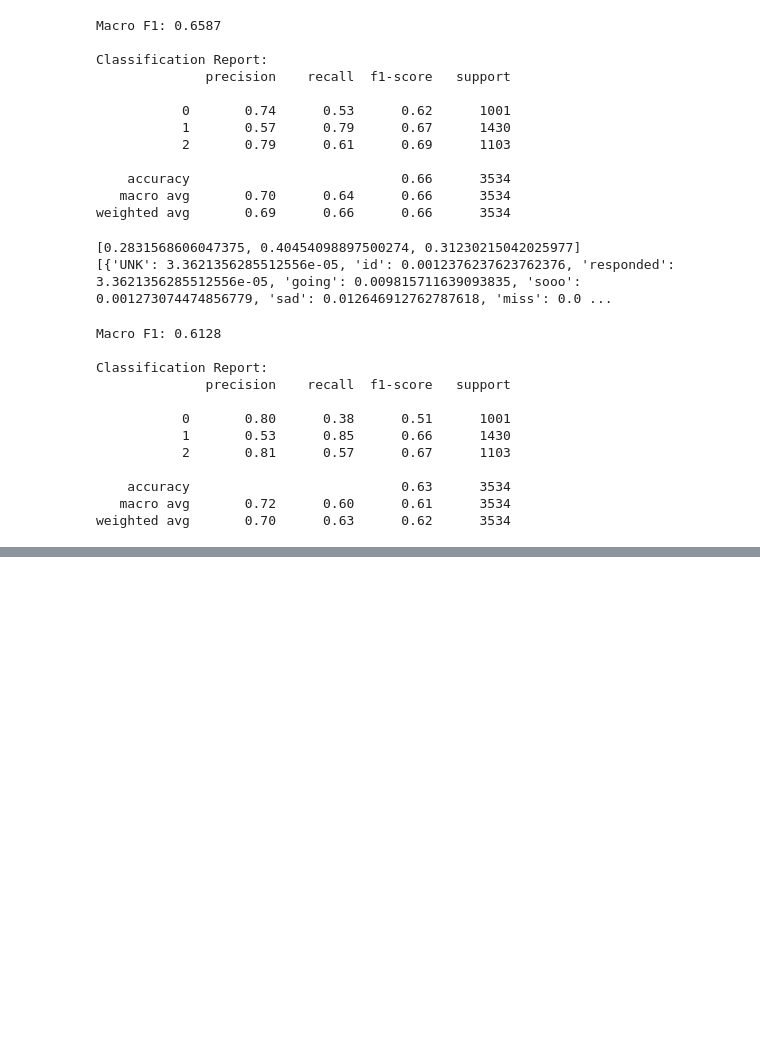
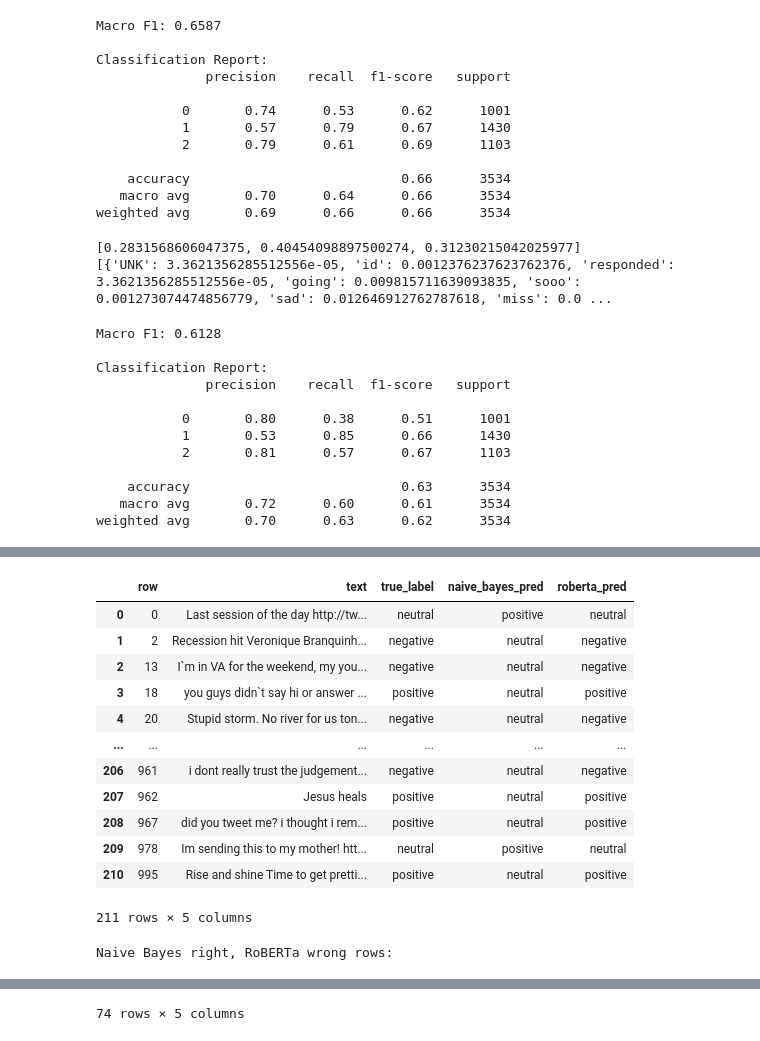
Before and after one commit to jinyang628/cs4248, a Jupyter notebook: CS4248.ipynb, the cells around one changed output, grey strips where cells are left out. Drawn from its saved outputs; the diff is of its cells as text; code cells hidden in the pictures; blank space fills up the shorter version.

```diff
--- a/CS4248.ipynb
+++ b/CS4248.ipynb
@@ -673,0 +680,65 @@ weighted avg       0.79      0.79      0.79      3534
+# %%
+# Compare Naive Bayes vs RoBERTa on the first 1000 test rows
+N_COMPARE = min(1000, len(X_test))
+X_test_subset = X_test.iloc[:N_COMPARE].reset_index(drop=True)
+y_test_subset = y_test.iloc[:N_COMPARE].reset_index(drop=True)
+
+# Train a fresh sklearn Naive Bayes model using the same preprocessing setup
+tfidf_compare = TfidfVectorizer(
+    max_features=MAX_FEATURES,
+    ngram_range=NGRAM_RANGE,
+    min_df=MIN_DF
+)
+X_train_clean_compare = clean(X_train)
+X_test_clean_compare = clean(X_test_subset)
+X_train_vec_compare = tfidf_compare.fit_transform(X_train_clean_compare)
+X_test_vec_compare = tfidf_compare.transform(X_test_clean_compare)
+
+nb_compare_model = MultinomialNB(alpha=ALPHA)
+nb_compare_model.fit(X_train_vec_compare, y_train)
+nb_preds = nb_compare_model.predict(X_test_vec_compare)
+
+# Run RoBERTa inference on the same subset
+roberta_subset_dataset = SentimentDataset(X_test_subset, y_test_subset, tokenizer, MAX_LEN)
+roberta_subset_loader = DataLoader(roberta_subset_dataset, batch_size=BATCH_SIZE)
+
+roberta_preds = []
+model.eval()
+with torch.no_grad():
+    for batch in tqdm(roberta_subset_loader, desc="RoBERTa compare"):
+        input_ids = batch['input_ids'].to(device)
+        attention_mask = batch['attention_mask'].to(device)
+        outputs = model(input_ids=input_ids, attention_mask=attention_mask)
+        preds = torch.argmax(outputs.logits, dim=1).cpu().numpy()
+        roberta_preds.extend(preds)
+
+roberta_preds = np.array(roberta_preds)
+y_true = y_test_subset.to_numpy()
+
+roberta_right_nb_wrong = np.where((roberta_preds == y_true) & (nb_preds != y_true))[0]
+nb_right_roberta_wrong = np.where((nb_preds == y_true) & (roberta_preds != y_true))[0]
+
+def build_diff_df(indices, nb_predictions, roberta_predictions):
+    if len(indices) == 0:
+        return pd.DataFrame(columns=['row', 'text', 'true_label', 'naive_bayes_pred', 'roberta_pred'])
+    return pd.DataFrame({
+        'row': indices,
+        'text': X_test_subset.iloc[indices].values,
+        'true_label': le.inverse_transform(y_true[indices]),
+        'naive_bayes_pred': le.inverse_transform(nb_predictions[indices]),
+        'roberta_pred': le.inverse_transform(roberta_predictions[indices]),
+    })
+
+df_roberta_right_nb_wrong = build_diff_df(roberta_right_nb_wrong, nb_preds, roberta_preds)
+df_nb_right_roberta_wrong = build_diff_df(nb_right_roberta_wrong, nb_preds, roberta_preds)
+
+print(f"Compared first {N_COMPARE} test rows")
+print(f"RoBERTa right, Naive Bayes wrong: {len(df_roberta_right_nb_wrong)}")
+print(f"Naive Bayes right, RoBERTa wrong: {len(df_nb_right_roberta_wrong)}")
+
+print("\nRoBERTa right, Naive Bayes wrong rows:")
+display(df_roberta_right_nb_wrong)
+
+print("\nNaive Bayes right, RoBERTa wrong rows:")
+display(df_nb_right_roberta_wrong)
+# %% [output]
@@ -673,0 +750,14 @@ weighted avg       0.79      0.79      0.79      3534
+|  | row | text | true_label | naive_bayes_pred | roberta_pred |
+| 0 | 0 | Last session of the day http://tw... | neutral | positive | neutral |
+| 1 | 2 | Recession hit Veronique Branquinh... | negative | neutral | negative |
+| 2 | 13 | I`m in VA for the weekend, my you... | negative | neutral | negative |
+| 3 | 18 | you guys didn`t say hi or answer ... | positive | neutral | positive |
+| 4 | 20 | Stupid storm. No river for us ton... | negative | neutral | negative |
+| ... | ... | ... | ... | ... | ... |
+| 206 | 961 | i dont really trust the judgement... | negative | neutral | negative |
+| 207 | 962 | Jesus heals | positive | neutral | positive |
+| 208 | 967 | did you tweet me? i thought i rem... | positive | neutral | positive |
+| 209 | 978 | Im sending this to my mother! htt... | neutral | positive | neutral |
+| 210 | 995 | Rise and shine Time to get pretti... | positive | neutral | positive |
+211 rows × 5 columns
+Naive Bayes right, RoBERTa wrong rows:
@@ -673,0 +776 @@ weighted avg       0.79      0.79      0.79      3534
+74 rows × 5 columns
```
Also changed, not shown: parts of 4 cells of this notebook.
